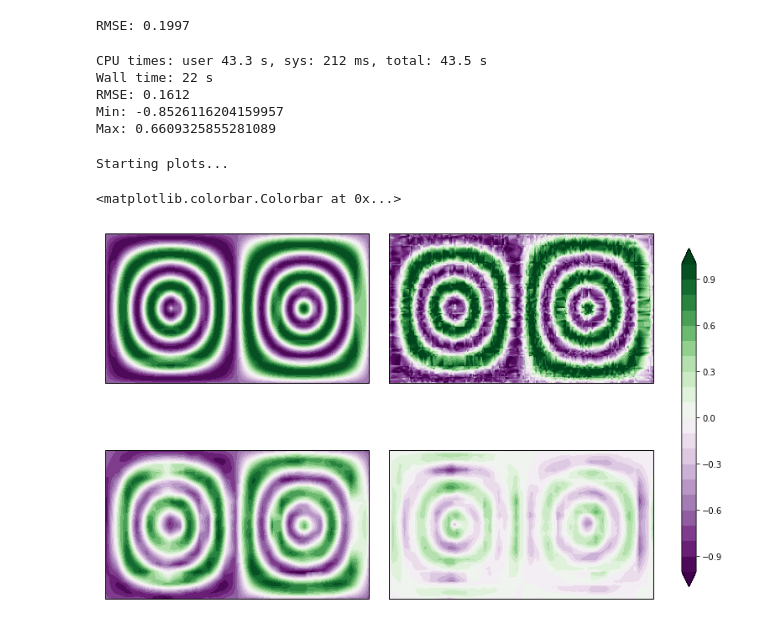
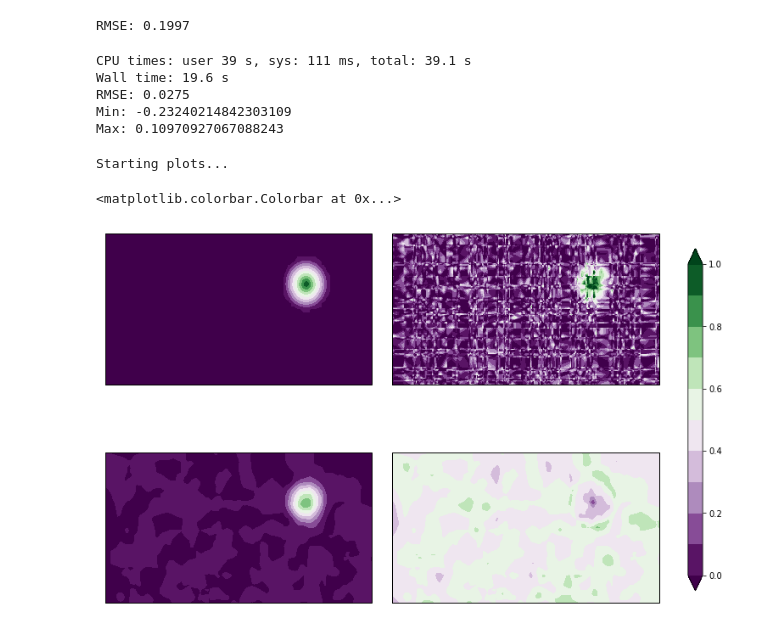
Before and after one commit to mnlevy1981/MARBL-notebooks, a Jupyter notebook: Loess step by step.ipynb, the cells around one changed output. Saved outputs shown, nothing was run; the diff lists cells and outputs as text; code cells hidden in the pictures.

Commit message:
Smoother global field
Instead of the bell curve from SWTC1, using the mountain from SWTC5 (shallow
water test cases from Williamson, et al, 1992)

```diff
--- a/Loess step by step.ipynb
+++ b/Loess step by step.ipynb
@@ -291,11 +291,14 @@ for i in range(nlon):
     lat[i, :] = lat_1d
 
 # Define cosine bell curve
-clon = 1.5*np.pi
-clat = 0.0
-r = np.arccos(np.sin(clat)*np.sin(lat) + np.cos(clat)*np.cos(lat)*np.cos(lon - clon))
-R = 1.0/3.0
-fglob_true = np.cos(np.pi*r/R)
+def bell_curve(lon_in, lat_in):
+    clon = 1.5*np.pi
+    clat = np.pi/6.0
+    R = np.pi/6.0
+    r_sqr = np.where((lon_in-clon)**2 + (lat_in-clat)**2 < R**2, (lon_in-clon)**2 + (lat_in-clat)**2, R**2)
+    return (1.0 - np.sqrt(r_sqr)/R)
+
+fglob_true = bell_curve(lon, lat)
 sigz = 0.2
 fglob_eval = np.random.normal(fglob_true, sigz)
 RMSE(fglob_eval, fglob_true)
@@ -312,29 +315,30 @@ RMSE(fglob_hat, fglob_true)
 fglob_err = fglob_hat - fglob_true
 print("Min: {}\nMax: {}".format(np.min(fglob_err), np.max(fglob_err)))
 # %% [output]
-CPU times: user 43.3 s, sys: 212 ms, total: 43.5 s
-Wall time: 22 s
-RMSE: 0.1612
-Min: -0.8526116204159957
-Max: 0.6609325855281089
+CPU times: user 39 s, sys: 111 ms, total: 39.1 s
+Wall time: 19.6 s
+RMSE: 0.0275
+Min: -0.23240214842303109
+Max: 0.10970927067088243
 # %%
 print("Starting plots...")
 nlev = 10
-clevels = [1.0*lev/nlev for lev in range(-nlev, nlev+1)]
+clevels = [1.0*lev/nlev for lev in range(nlev+1)]
+err_levels = [-0.25, -0.2, -0.15, -0.1, -0.05, 0, 0.05, 0.1, 0.15, 0.2, 0.25]
 fig= plt.figure(figsize=(12,8));
 ax00 = fig.add_subplot(2, 2, 1, projection=ccrs.Robinson(central_longitude=305.0))
 cf00 = ax00.contourf(lon, lat, fglob_true, levels=clevels, transform=ccrs.PlateCarree(), cmap='PRGn', extend='both')
 ax01 = fig.add_subplot(2, 2, 2, projection=ccrs.Robinson(central_longitude=305.0))
 cf01 = ax01.contourf(lon, lat, fglob_eval, levels=clevels, transform=ccrs.PlateCarree(), cmap='PRGn', extend='both')
 ax10 = fig.add_subplot(2, 2, 3, projection=ccrs.Robinson(central_longitude=305.0))
 cf10 = ax10.contourf(lon, lat, fglob_hat, levels=clevels, transform=ccrs.PlateCarree(), cmap='PRGn', extend='both')
 ax11 = fig.add_subplot(2, 2, 4, projection=ccrs.Robinson(central_longitude=305.0))
-cf11 = ax11.contourf(lon, lat, fglob_err, levels=clevels, transform=ccrs.PlateCarree(), cmap='PRGn', extend='both')
+cf11 = ax11.contourf(lon, lat, fglob_err, levels=err_levels, transform=ccrs.PlateCarree(), cmap='PRGn', extend='both')
 
 fig.subplots_adjust(hspace=0.45, wspace=0.02, right=0.9)
 cax = plt.axes((0.93, 0.15, 0.02, 0.7))
 fig.colorbar(cf00, cax=cax)
 # %% [output]
 Starting plots...
 <matplotlib.colorbar.Colorbar at 0x...>
-[figure, old version]
+[figure, new version]
```
Also changed, not shown: parts of 6 cells of this notebook.
